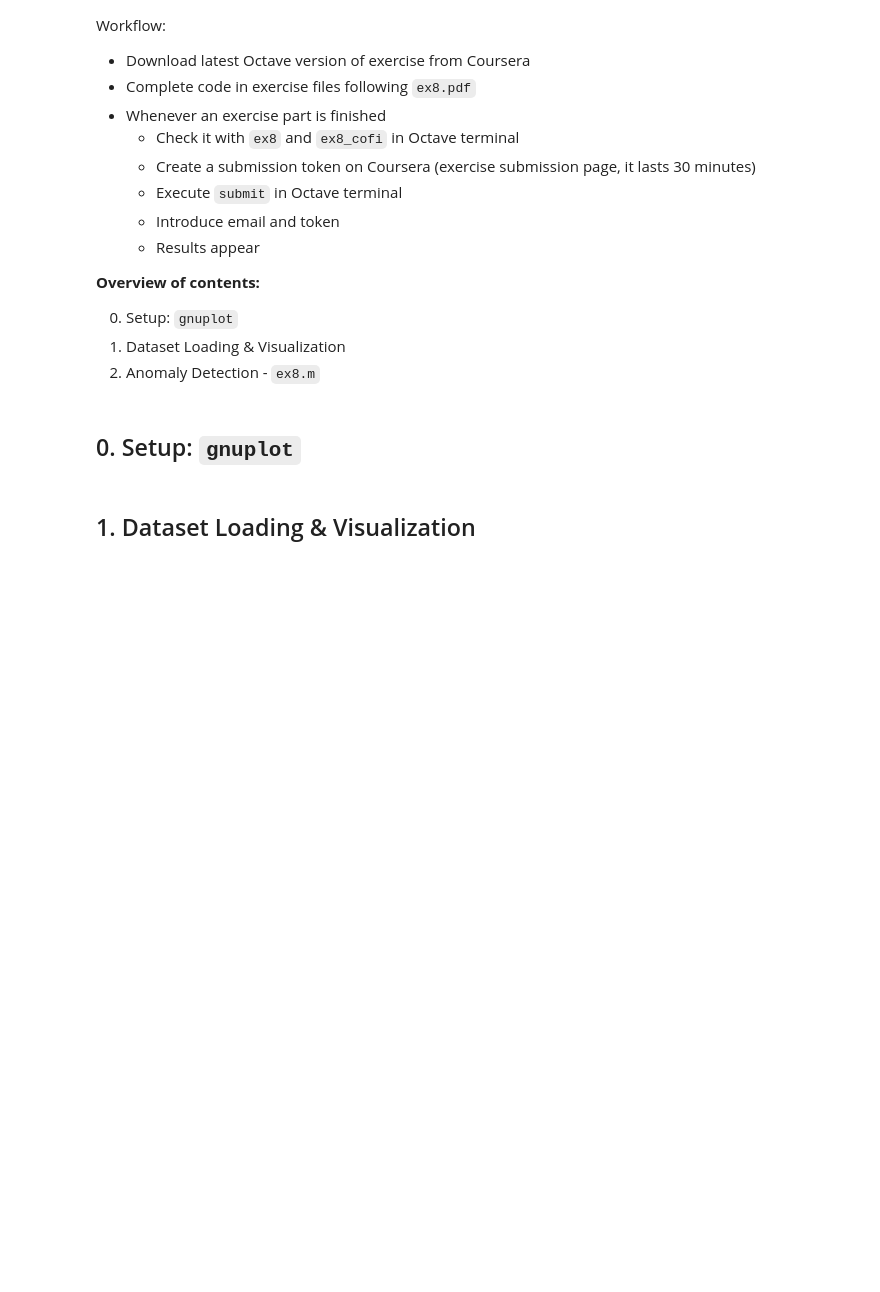
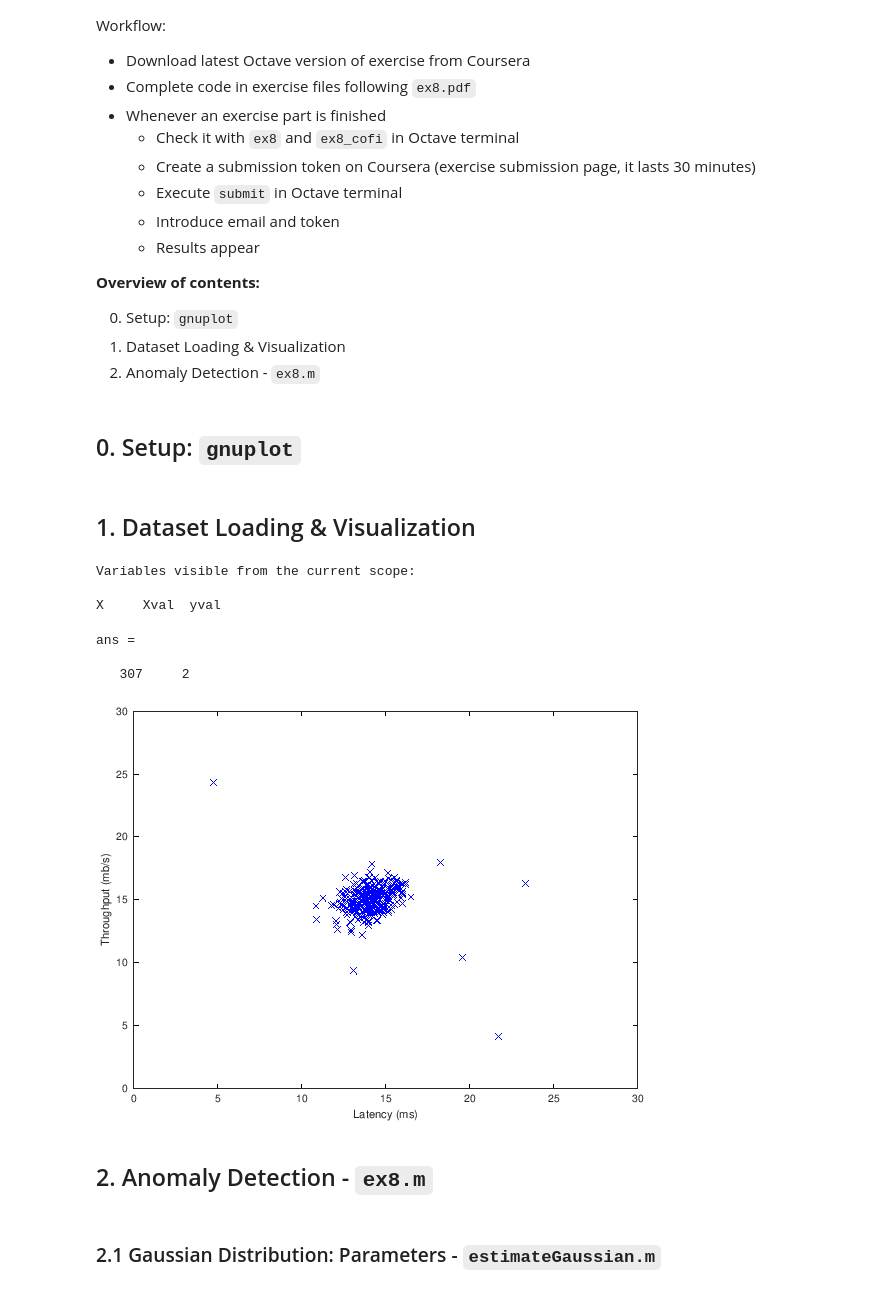
Before and after one commit to mxagar/machine_learning_coursera, a Jupyter notebook: exercises/ex1-ex8-octave/ex8/ML_Coursera_Ex_8_AnomalyDetection_RecommenderSystems.ipynb, the cells around one changed output. Cells and saved outputs as stored; diff of their text form; code cells hidden in the pictures; blank space fills up the shorter version.

Commit message:
exercise 8: anomaly detection

```diff
--- a/exercises/ex1-ex8-octave/ex8/ML_Coursera_Ex_8_AnomalyDetection_RecommenderSystems.ipynb
+++ b/exercises/ex1-ex8-octave/ex8/ML_Coursera_Ex_8_AnomalyDetection_RecommenderSystems.ipynb
@@ -55,0 +60,26 @@ graphics_toolkit ("gnuplot");
+# %%
+who
+# %% [output]
+Variables visible from the current scope:
+
+X     Xval  yval
+# %%
+% Features: throughput (MB/s), latency (ms)
+% m = 307 exammples
+size(X)
+# %% [output]
+ans =
+
+   307     2
+# %%
+% Visualize the example dataset
+plot(X(:, 1), X(:, 2), 'bx');
+axis([0 30 0 30]);
+xlabel('Latency (ms)');
+ylabel('Throughput (mb/s)');
+# %% [output]
+[figure, added]
+# %% [markdown]
+## 2. Anomaly Detection - `ex8.m`
+# %% [markdown]
+### 2.1 Gaussian Distribution: Parameters - `estimateGaussian.m`
```
Also changed, not shown: parts of 13 cells of this notebook, 2 other files.
